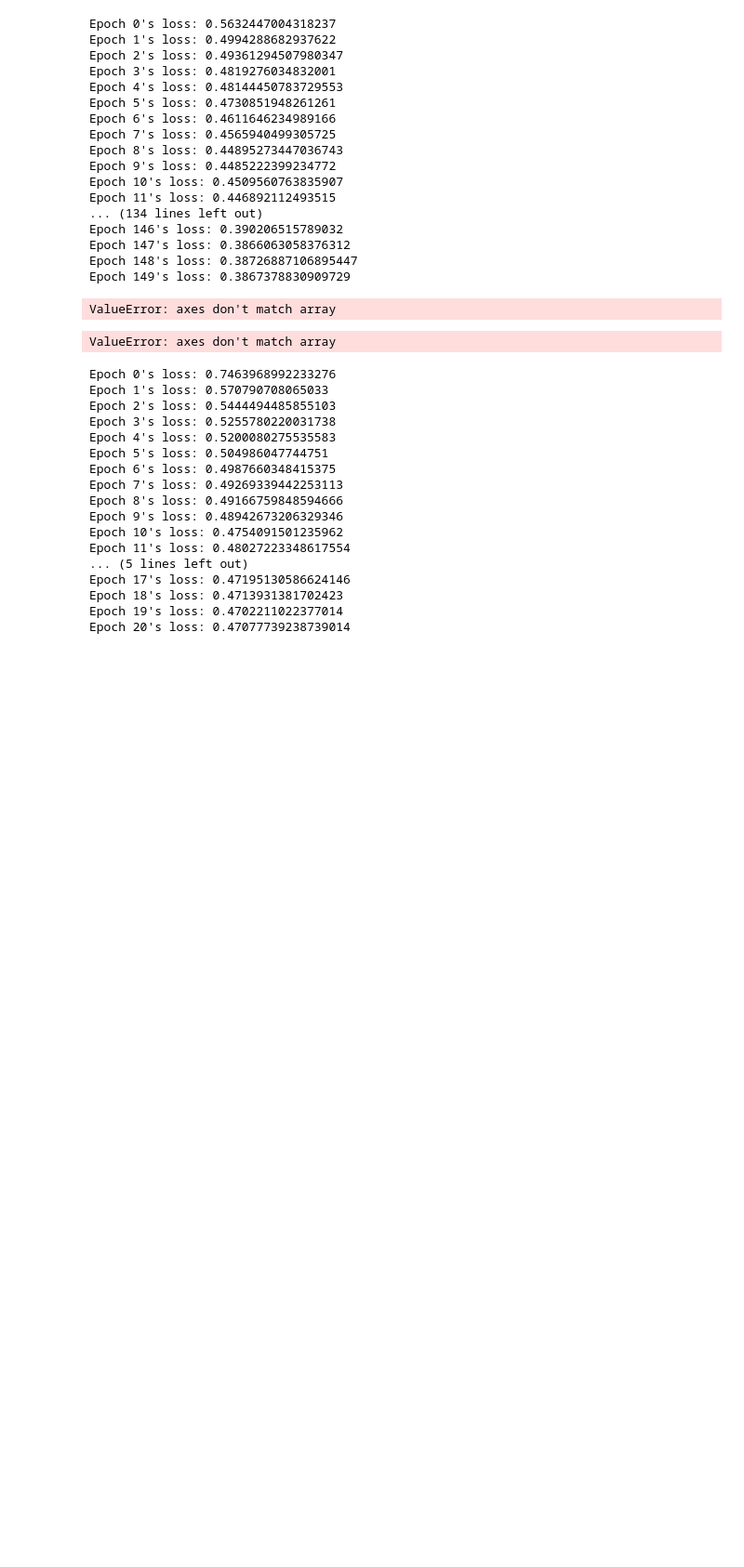
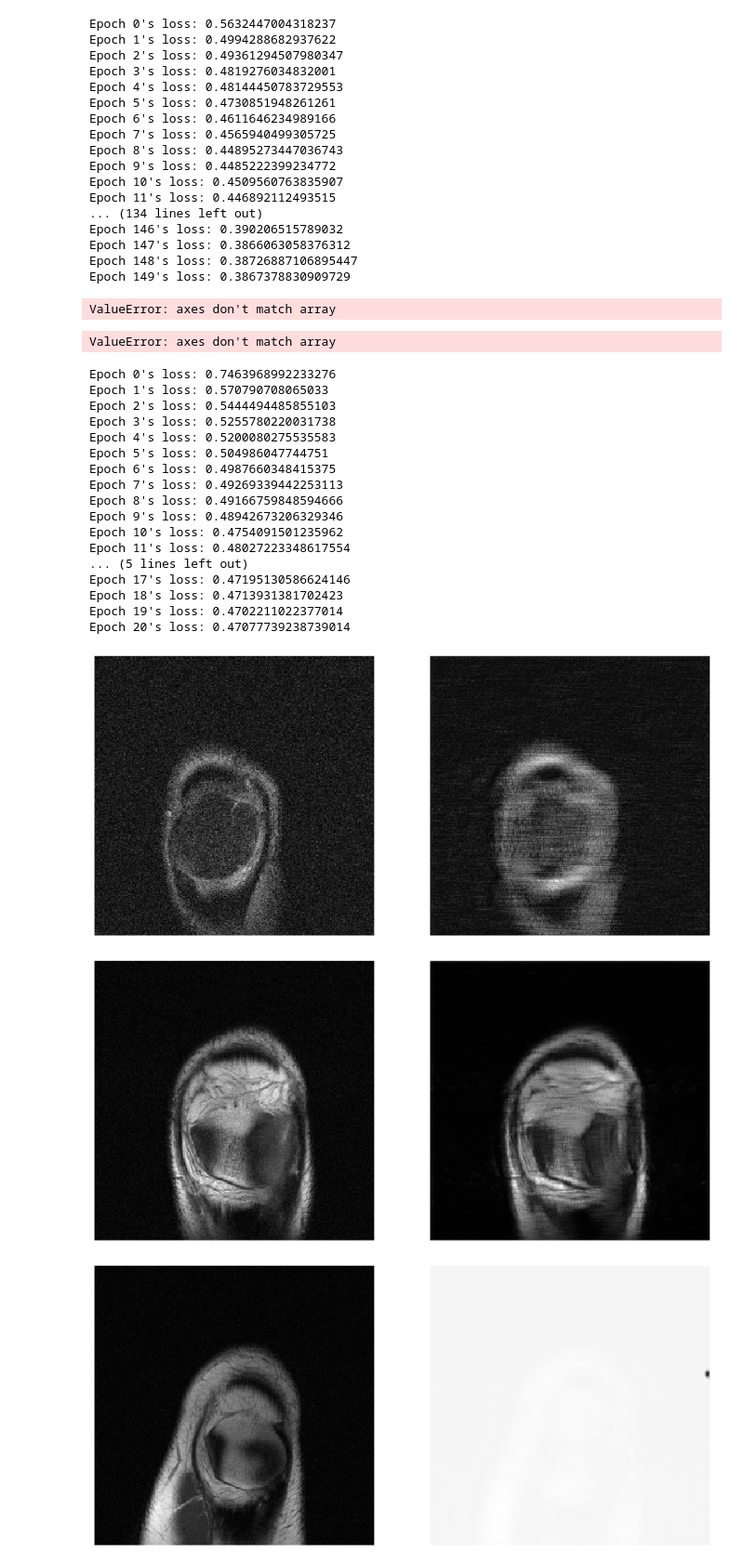
Before and after one commit to alexiscorney/NeuralComputationGroup30, a Jupyter notebook: fastMRI/U-Net_experiments.ipynb, the cells around one changed output. Shown at 93% size. Cells and saved outputs as stored; diff of their text form; code cells hidden in the pictures; blank space fills up the shorter version.

```diff
--- a/fastMRI/U-Net_experiments.ipynb
+++ b/fastMRI/U-Net_experiments.ipynb
@@ -433,7 +433,7 @@ def train_model(model, model_name):
     #train the network
 
     # set number of epoches, i.e., number of times we iterate through the training set
-    epoches = 150
+    epoches = 50
 
 
     for epoch in range(epoches):
@@ -475,7 +475,7 @@ torch.cuda.empty_cache()
 # %%
 # create data loader for training set. It applies same to validation set as well
 val_dataset = MRIDataset(data_list['val'], acceleration=acc, center_fraction=cen_fract, use_seed=seed)
-val_loader = DataLoader(val_dataset, shuffle=True, batch_size=1, num_workers=num_workers, collate_fn=my_collate)
+val_loader = DataLoader(val_dataset, shuffle=False, batch_size=38, num_workers=num_workers, collate_fn=my_collate)
 # %%
 from skimage.measure import compare_ssim
 def ssim_old(gt, pred):
@@ -511,0 +510,13 @@ def evaluate_model_accuracy(model, model_name):
+# %%
+#train and evaluate all the test models
+# layer length 5, depth 5
+model_test = UNet(
+    input_chans=1,
+    output_chans=1,
+    chans=32,
+    depth=5,
+    level_len=5,
+    drop_prob=0.5
+).to(device)
+train_model(model_test, 'model_test')
+evaluate_model_accuracy(model_test, 'model_test')
@@ -787,15 +815,22 @@ numpy_ssims = np.array(ssim_scores)
 print("len of list", len(ssim_scores))
 print("Mean:", numpy_ssims.mean())
 # %%
-with torch.no_grad():
-    for iteration, sample in enumerate(val_loader):
+def display_slices(model):
+    with torch.no_grad():
+        for iteration, sample in enumerate(val_loader):
 
-        img_gt, img_und, _, _, _  = sample
-        D = img_gt
+            img_gt, img_und, _, _, _  = sample
+            D = img_gt
 
-        C = img_und
+            C = img_und
 
-        output = model(img_und.to(device)).cpu().numpy().squeeze()
-        show_slices([D.squeeze(1).numpy()[6], output[6]], [0, 1], cmap='gray')
+            output = model(img_und.to(device)).cpu().numpy().squeeze()
+            show_slices([D.squeeze(1).numpy()[6], output[6]], [0, 1], cmap='gray')
 
-        if iteration >= 3: break
+            if iteration >= 3: break
+# %%
+display_slices(model_test)
+# %% [output]
+[figure, added]
+[figure, added]
+[figure, added]
```
Also changed, not shown: parts of 7 cells of this notebook, 14 other files.
